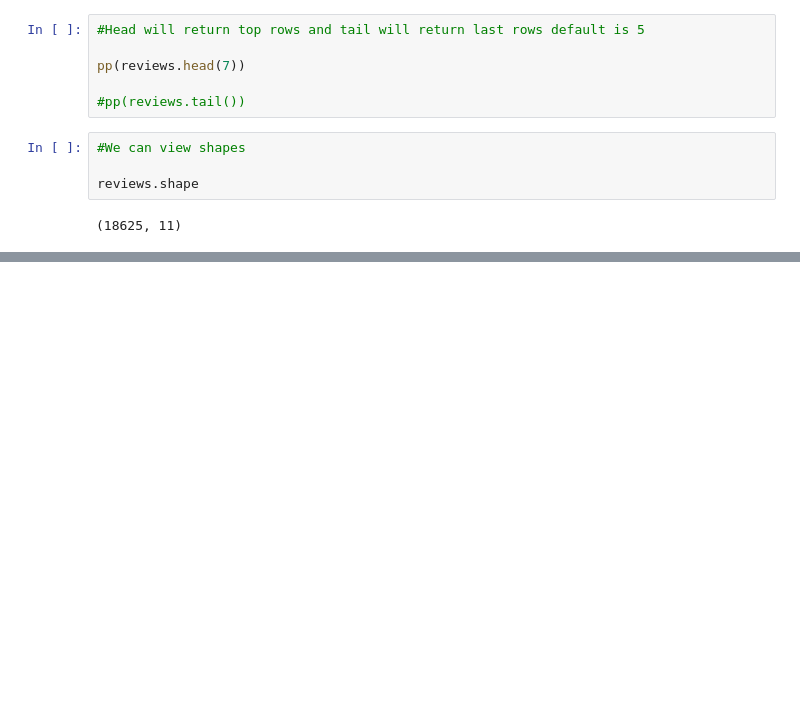
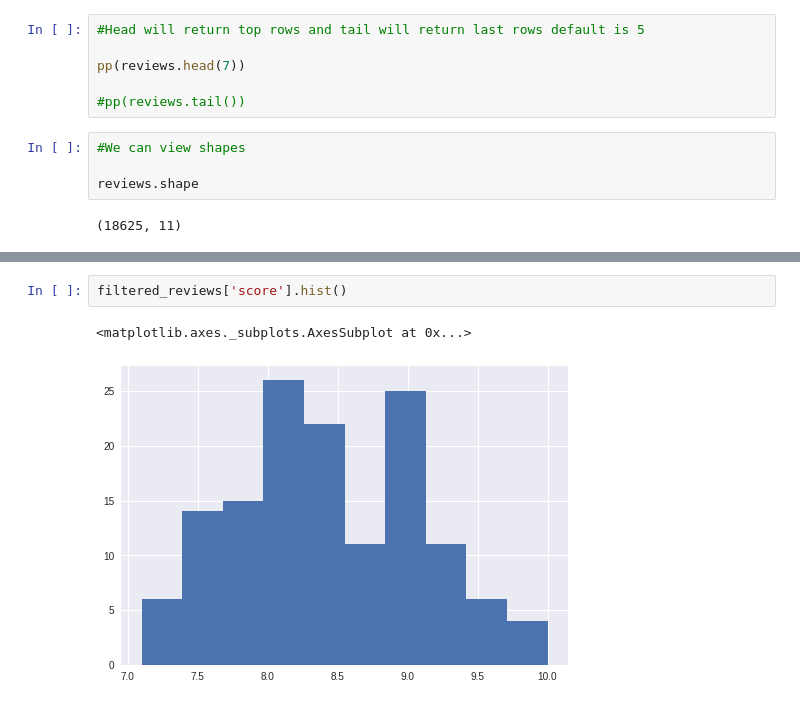
Before and after one commit to princekiran/EliteExports, a Jupyter notebook: practice_pandas.ipynb, the cells around one changed output, grey strips where cells are left out. Saved outputs shown, nothing was run; the diff lists cells and outputs as text; blank space fills up the shorter version.

```diff
--- a/practice_pandas.ipynb
+++ b/practice_pandas.ipynb
@@ -52,0 +219,5 @@ reviews.shape
+# %%
+filtered_reviews['score'].hist()
+# %% [output]
+<matplotlib.axes._subplots.AxesSubplot at 0x...>
+[figure, added]
```
Also changed, not shown: parts of 20 cells of this notebook.
